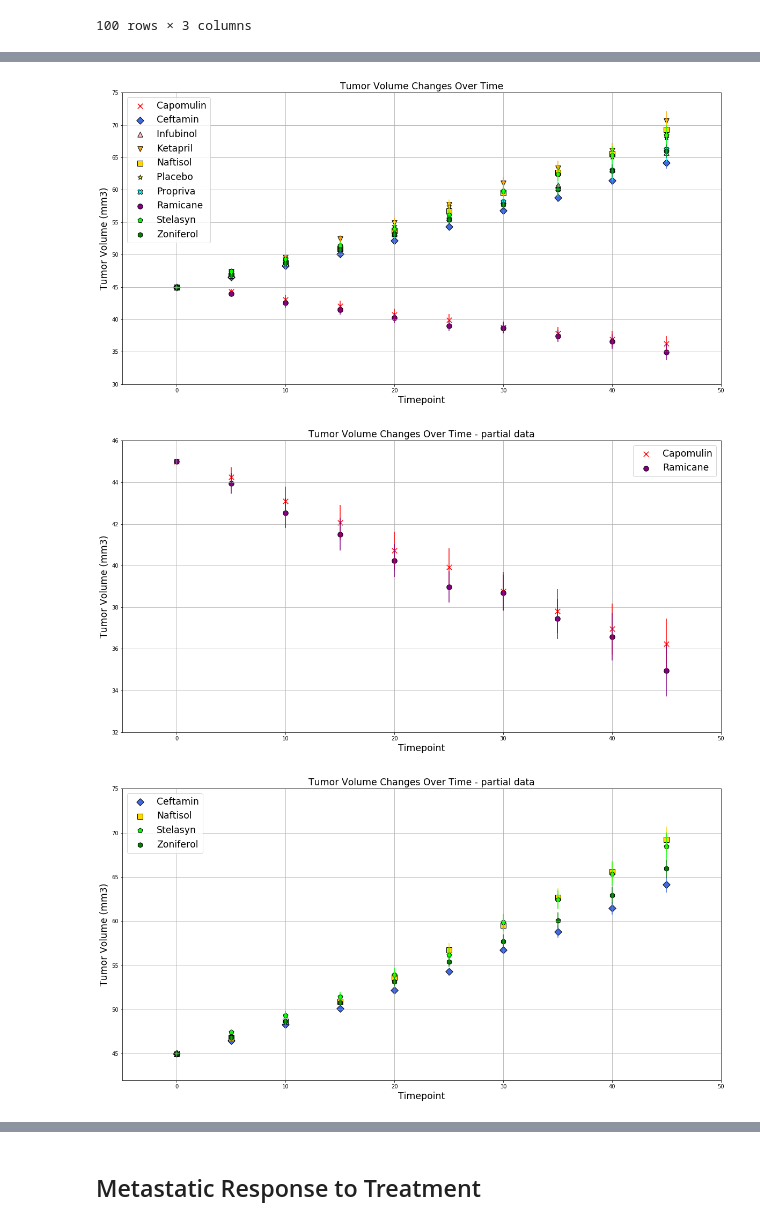
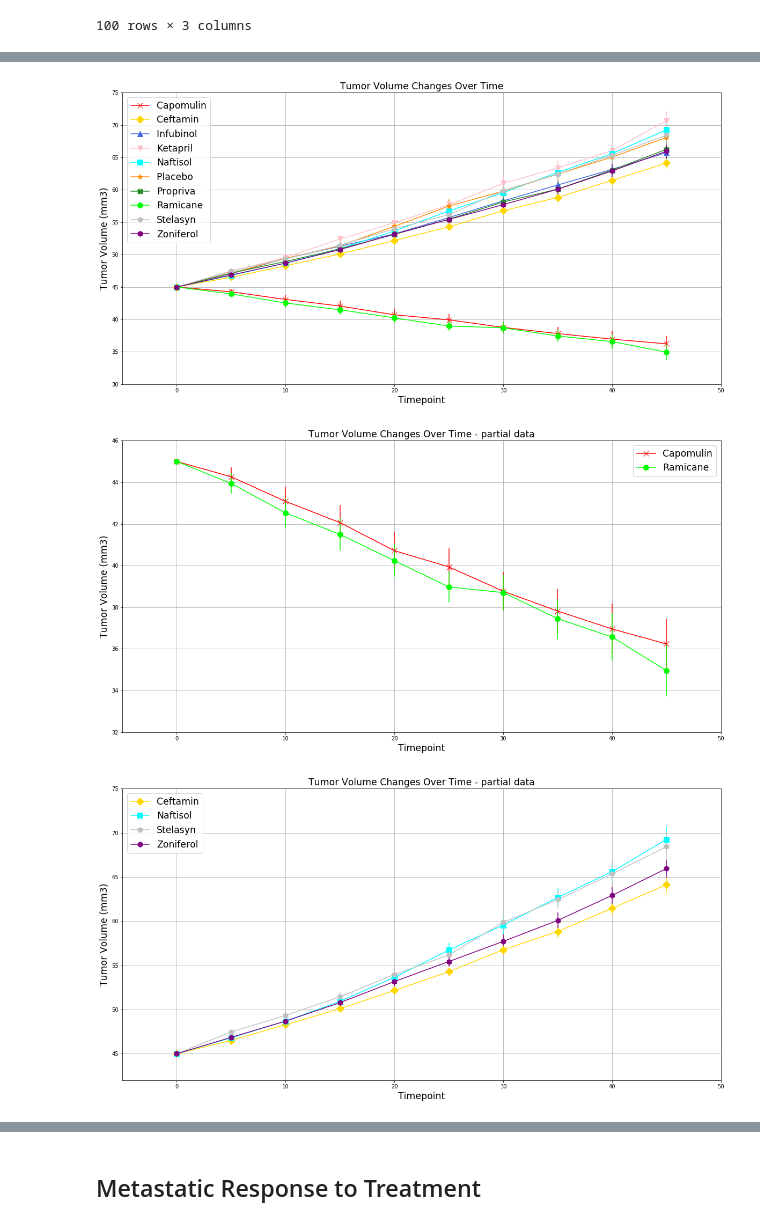
Before and after one commit to sdarby713/Pymaceuticals, a Jupyter notebook: pymaceuticals.ipynb, the cells around one changed output, grey strips where cells are left out. Drawn from its saved outputs; the diff is of its cells as text; code cells hidden in the pictures.

```diff
--- a/pymaceuticals.ipynb
+++ b/pymaceuticals.ipynb
@@ -255,56 +255,57 @@ reformatted_se_df
 # %%
 # Generate the Plot (with Error Bars)
 plt.figure(figsize=(20,10))
 
-plt.scatter(reformatted_df['Timepoint'], reformatted_df['Capomulin'], s=90, marker='x', facecolors='red',edgecolors="black",label="Capomulin")
-plt.scatter(reformatted_df['Timepoint'], reformatted_df['Ceftamin'], s=90, marker='D', facecolors='royalblue',edgecolors="black",label='Ceftamin')
-plt.scatter(reformatted_df['Timepoint'], reformatted_df['Infubinol'], s=90, marker='^', facecolors='pink',edgecolors="black",label='Infubinol ')
-plt.scatter(reformatted_df['Timepoint'], reformatted_df['Ketapril'], s=90, marker='v', facecolors='orange',edgecolors="black",label='Ketapril')
-plt.scatter(reformatted_df['Timepoint'], reformatted_df['Naftisol'], s=90, marker='s', facecolors='gold',edgecolors="black",label='Naftisol')
-plt.scatter(reformatted_df['Timepoint'], reformatted_df['Placebo'], s=90, marker='*', facecolors='yellow',edgecolors="black",label='Placebo ')
-plt.scatter(reformatted_df['Timepoint'], reformatted_df['Propriva'], s=90, marker='X', facecolors='cyan',edgecolors="black",label='Propriva')
-plt.scatter(reformatted_df['Timepoint'], reformatted_df['Ramicane'], s=90, marker='o', facecolors='purple',edgecolors="black",label='Ramicane')
-plt.scatter(reformatted_df['Timepoint'], reformatted_df['Stelasyn'], s=90, marker='p', facecolors='lime',edgecolors="black",label='Stelasyn')
-plt.scatter(reformatted_df['Timepoint'], reformatted_df['Zoniferol'], s=90, marker='h', facecolors='green',edgecolors="black",label='Zoniferol')
+# the directions explicitly called for scatter plots.  However, as the drug observations are a variable dependent on
+# timepoint, I believe that a simple line plot will show the same information and allow for lines connecting the points
+plt.plot(reformatted_df['Timepoint'], reformatted_df['Capomulin'], markersize=10, marker='x', color='red',label="Capomulin")
+plt.plot(reformatted_df['Timepoint'], reformatted_df['Ceftamin'], markersize=10, marker='D', color='gold',label='Ceftamin')
+plt.plot(reformatted_df['Timepoint'], reformatted_df['Infubinol'], markersize=10, marker='^', color='royalblue',label='Infubinol ')
+plt.plot(reformatted_df['Timepoint'], reformatted_df['Ketapril'], markersize=10, marker='v', color='pink',label='Ketapril')
+plt.plot(reformatted_df['Timepoint'], reformatted_df['Naftisol'], markersize=10, marker='s', color='cyan',label='Naftisol')
+plt.plot(reformatted_df['Timepoint'], reformatted_df['Placebo'], markersize=10, marker='*', color='darkorange',label='Placebo ')
+plt.plot(reformatted_df['Timepoint'], reformatted_df['Propriva'], markersize=10, marker='X', color='forestgreen',label='Propriva')
+plt.plot(reformatted_df['Timepoint'], reformatted_df['Ramicane'], markersize=10, marker='o', color='lime',label='Ramicane')
+plt.plot(reformatted_df['Timepoint'], reformatted_df['Stelasyn'], markersize=10, marker='p', color='silver',label='Stelasyn')
+plt.plot(reformatted_df['Timepoint'], reformatted_df['Zoniferol'], markersize=10, marker='h', color='purple',label='Zoniferol')
 plt.legend(loc="upper left",fontsize="xx-large")
 
 plt.errorbar(reformatted_df['Timepoint'], reformatted_df['Capomulin'],yerr=reformatted_se_df['Capomulin'],ecolor='red',fmt='none')
-plt.errorbar(reformatted_df['Timepoint'], reformatted_df['Ceftamin'],yerr=reformatted_se_df['Ceftamin'],ecolor='royalblue',fmt='none')
-plt.errorbar(reformatted_df['Timepoint'], reformatted_df['Infubinol'],yerr=reformatted_se_df['Infubinol'],ecolor='pink',fmt='none')
-plt.errorbar(reformatted_df['Timepoint'], reformatted_df['Ketapril'],yerr=reformatted_se_df['Ketapril'],ecolor='orange',fmt='none')
-plt.errorbar(reformatted_df['Timepoint'], reformatted_df['Naftisol'],yerr=reformatted_se_df['Naftisol'],ecolor='gold',fmt='none')
-plt.errorbar(reformatted_df['Timepoint'], reformatted_df['Placebo'],yerr=reformatted_se_df['Placebo'],ecolor='yellow',fmt='none')
-plt.errorbar(reformatted_df['Timepoint'], reformatted_df['Propriva'],yerr=reformatted_se_df['Propriva'],ecolor='cyan',fmt='none')
-plt.errorbar(reformatted_df['Timepoint'], reformatted_df['Ramicane'],yerr=reformatted_se_df['Ramicane'],ecolor='purple',fmt='none')
-plt.errorbar(reformatted_df['Timepoint'], reformatted_df['Stelasyn'],yerr=reformatted_se_df['Stelasyn'],ecolor='lime',fmt='none')
-plt.errorbar(reformatted_df['Timepoint'], reformatted_df['Zoniferol'],yerr=reformatted_se_df['Zoniferol'],ecolor='green',fmt='none')
+plt.errorbar(reformatted_df['Timepoint'], reformatted_df['Ceftamin'],yerr=reformatted_se_df['Ceftamin'],ecolor='gold',fmt='none')
+plt.errorbar(reformatted_df['Timepoint'], reformatted_df['Infubinol'],yerr=reformatted_se_df['Infubinol'],ecolor='royalblue',fmt='none')
+plt.errorbar(reformatted_df['Timepoint'], reformatted_df['Ketapril'],yerr=reformatted_se_df['Ketapril'],ecolor='pink',fmt='none')
+plt.errorbar(reformatted_df['Timepoint'], reformatted_df['Naftisol'],yerr=reformatted_se_df['Naftisol'],ecolor='cyan',fmt='none')
+plt.errorbar(reformatted_df['Timepoint'], reformatted_df['Placebo'],yerr=reformatted_se_df['Placebo'],ecolor='darkorange',fmt='none')
+plt.errorbar(reformatted_df['Timepoint'], reformatted_df['Propriva'],yerr=reformatted_se_df['Propriva'],ecolor='forestgreen',fmt='none')
+plt.errorbar(reformatted_df['Timepoint'], reformatted_df['Ramicane'],yerr=reformatted_se_df['Ramicane'],ecolor='lime',fmt='none')
+plt.errorbar(reformatted_df['Timepoint'], reformatted_df['Stelasyn'],yerr=reformatted_se_df['Stelasyn'],ecolor='silver',fmt='none')
+plt.errorbar(reformatted_df['Timepoint'], reformatted_df['Zoniferol'],yerr=reformatted_se_df['Zoniferol'],ecolor='purple',fmt='none')
 
 plt.title("Tumor Volume Changes Over Time",fontsize="xx-large")
 plt.xlabel("Timepoint",fontsize="xx-large")
 plt.ylabel("Tumor Volume (mm3)",fontsize="xx-large")
 
 plt.xlim(-5, 50)
 plt.ylim(30, 75)
 
 plt.grid()
 
 # Save the Figure
 
 plt.savefig("Tumor_Volume_Changes.png", bbox_inches="tight")
 # %% [output]
-[figure, old version]
+[figure, new version]
 # %%
 # The above chart is comprehensive, yet difficult to pick out details of individual drugs.  Let's separate them into
 # smaller groups of drugs.
 
 plt.figure(figsize=(20,10))
-
-plt.scatter(reformatted_df['Timepoint'], reformatted_df['Capomulin'], s=90, marker='x', facecolors='red',edgecolors="black",label="Capomulin")
-plt.scatter(reformatted_df['Timepoint'], reformatted_df['Ramicane'], s=90, marker='o', facecolors='purple',edgecolors="black",label='Ramicane')
+plt.plot(reformatted_df['Timepoint'], reformatted_df['Capomulin'], markersize=10, marker='x', color='red',label="Capomulin")
+plt.plot(reformatted_df['Timepoint'], reformatted_df['Ramicane'], markersize=10, marker='o', color='lime',label='Ramicane')
 plt.legend(loc="best",fontsize="xx-large")
 
 plt.errorbar(reformatted_df['Timepoint'], reformatted_df['Capomulin'],yerr=reformatted_se_df['Capomulin'],ecolor='red',fmt='none')
-plt.errorbar(reformatted_df['Timepoint'], reformatted_df['Ramicane'],yerr=reformatted_se_df['Ramicane'],ecolor='purple',fmt='none')
+plt.errorbar(reformatted_df['Timepoint'], reformatted_df['Ramicane'],yerr=reformatted_se_df['Ramicane'],ecolor='lime',fmt='none')
 
 plt.title("Tumor Volume Changes Over Time - partial data",fontsize="xx-large")
 plt.xlabel("Timepoint",fontsize="xx-large")
@@ -319,20 +320,20 @@ plt.grid()
 
 plt.savefig("Tumor_Volume_Changes_subset1.png", bbox_inches="tight")
 # %% [output]
-[figure, old version]
+[figure, new version]
 # %%
 plt.figure(figsize=(20,10))
 
-plt.scatter(reformatted_df['Timepoint'], reformatted_df['Ceftamin'], s=90, marker='D', facecolors='royalblue',edgecolors="black",label='Ceftamin')
-plt.scatter(reformatted_df['Timepoint'], reformatted_df['Naftisol'], s=90, marker='s', facecolors='gold',edgecolors="black",label='Naftisol')
-plt.scatter(reformatted_df['Timepoint'], reformatted_df['Stelasyn'], s=90, marker='p', facecolors='lime',edgecolors="black",label='Stelasyn')
-plt.scatter(reformatted_df['Timepoint'], reformatted_df['Zoniferol'], s=90, marker='h', facecolors='green',edgecolors="black",label='Zoniferol')
+plt.plot(reformatted_df['Timepoint'], reformatted_df['Ceftamin'], markersize=10, marker='D', color='gold',label='Ceftamin')
+plt.plot(reformatted_df['Timepoint'], reformatted_df['Naftisol'], markersize=10, marker='s', color='cyan',label='Naftisol')
+plt.plot(reformatted_df['Timepoint'], reformatted_df['Stelasyn'], markersize=10, marker='p', color='silver',label='Stelasyn')
+plt.plot(reformatted_df['Timepoint'], reformatted_df['Zoniferol'], markersize=10, marker='h', color='purple',label='Zoniferol')
 plt.legend(loc="best",fontsize="xx-large")
 
-plt.errorbar(reformatted_df['Timepoint'], reformatted_df['Naftisol'],yerr=reformatted_se_df['Naftisol'],ecolor='gold',fmt='none')
-plt.errorbar(reformatted_df['Timepoint'], reformatted_df['Ceftamin'],yerr=reformatted_se_df['Ceftamin'],ecolor='royalblue',fmt='none')
-plt.errorbar(reformatted_df['Timepoint'], reformatted_df['Stelasyn'],yerr=reformatted_se_df['Stelasyn'],ecolor='lime',fmt='none')
-plt.errorbar(reformatted_df['Timepoint'], reformatted_df['Zoniferol'],yerr=reformatted_se_df['Zoniferol'],ecolor='green',fmt='none')
+plt.errorbar(reformatted_df['Timepoint'], reformatted_df['Ceftamin'],yerr=reformatted_se_df['Ceftamin'],ecolor='gold',fmt='none')
+plt.errorbar(reformatted_df['Timepoint'], reformatted_df['Naftisol'],yerr=reformatted_se_df['Naftisol'],ecolor='cyan',fmt='none')
+plt.errorbar(reformatted_df['Timepoint'], reformatted_df['Stelasyn'],yerr=reformatted_se_df['Stelasyn'],ecolor='silver',fmt='none')
+plt.errorbar(reformatted_df['Timepoint'], reformatted_df['Zoniferol'],yerr=reformatted_se_df['Zoniferol'],ecolor='purple',fmt='none')
 
 
 plt.title("Tumor Volume Changes Over Time - partial data",fontsize="xx-large")
@@ -348,7 +349,7 @@ plt.grid()
 
 plt.savefig("Tumor_Volume_Changes_subset3.png", bbox_inches="tight")
 # %% [output]
-[figure, old version]
+[figure, new version]
 # %%
 plt.figure(figsize=(20,10))
 
```
Also changed, not shown: parts of 17 cells of this notebook, 6 other files.
